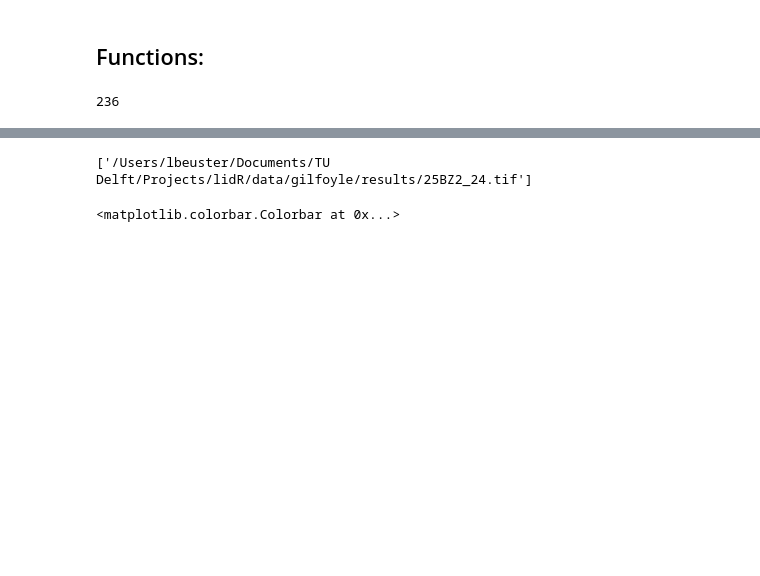
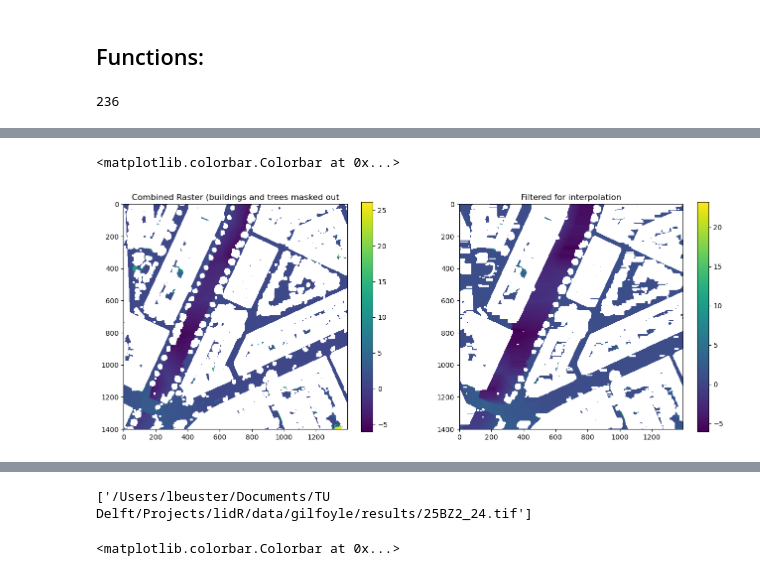
Before and after one commit to lukasbeuster/throwing_shade, a Jupyter notebook: code/process_area.ipynb, the cells around one changed output, grey strips where cells are left out. Cells and saved outputs as stored; diff of their text form; code cells hidden in the pictures; blank space fills up the shorter version.

```diff
--- a/code/process_area.ipynb
+++ b/code/process_area.ipynb
@@ -251,0 +538,16 @@ print(len(raster_files))
+# %%
+# Plot the original and filtered data for comparison
+fig, (ax1, ax2) = plt.subplots(1, 2, figsize=(16, 6))
+
+# Original data
+cax1 = ax1.imshow(dtm_raw, cmap='viridis')
+ax1.set_title('Combined Raster (buildings and trees masked out')
+fig.colorbar(cax1, ax=ax1, orientation='vertical')
+
+
+cax2 = ax2.imshow(filtered_data, cmap='viridis')
+ax2.set_title('Filtered for interpolation')
+fig.colorbar(cax2, ax=ax2, orientation='vertical')
+# %% [output]
+<matplotlib.colorbar.Colorbar at 0x...>
+[figure, added]
```
Also changed, not shown: parts of 18 cells of this notebook, 2 other files.
